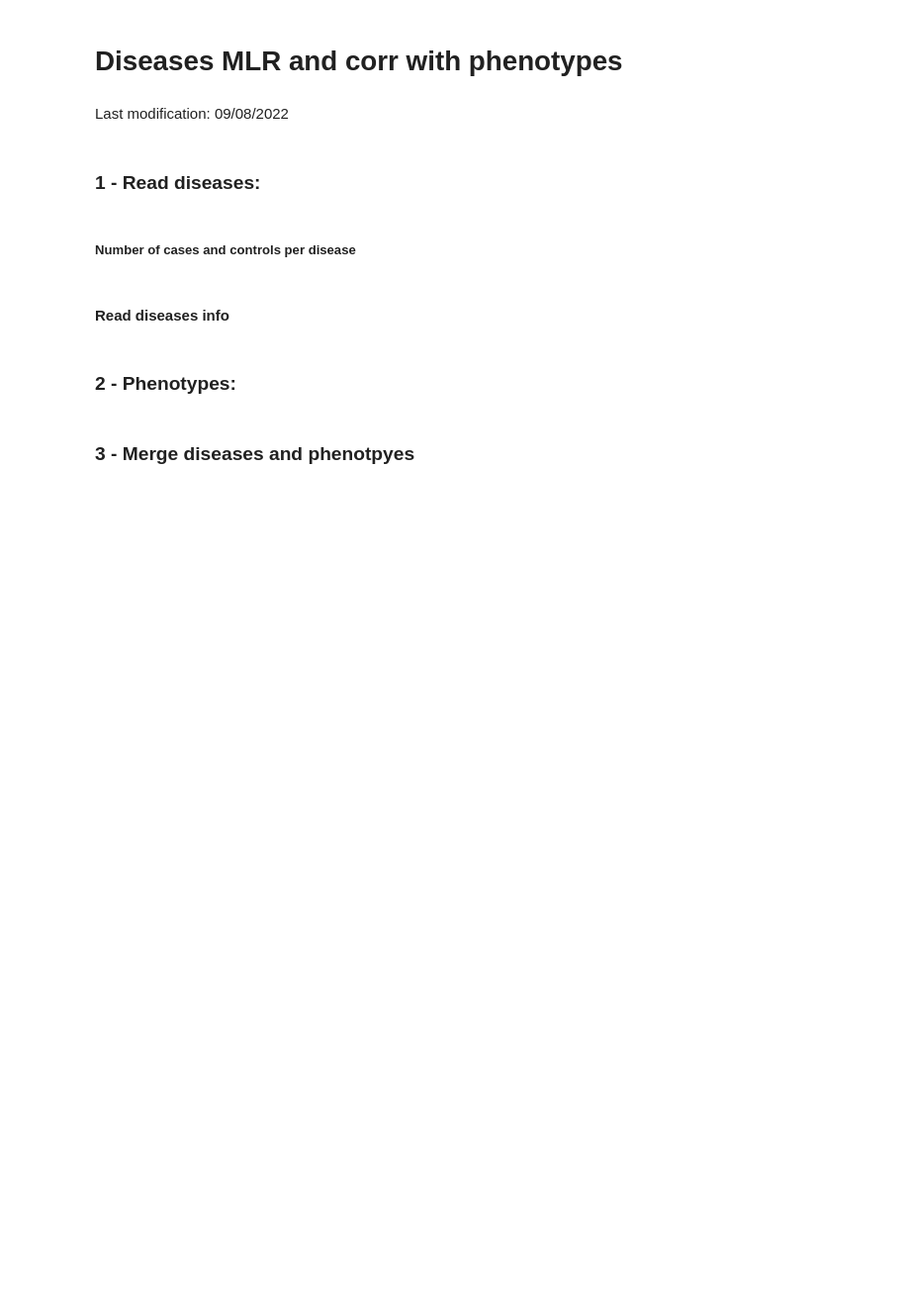
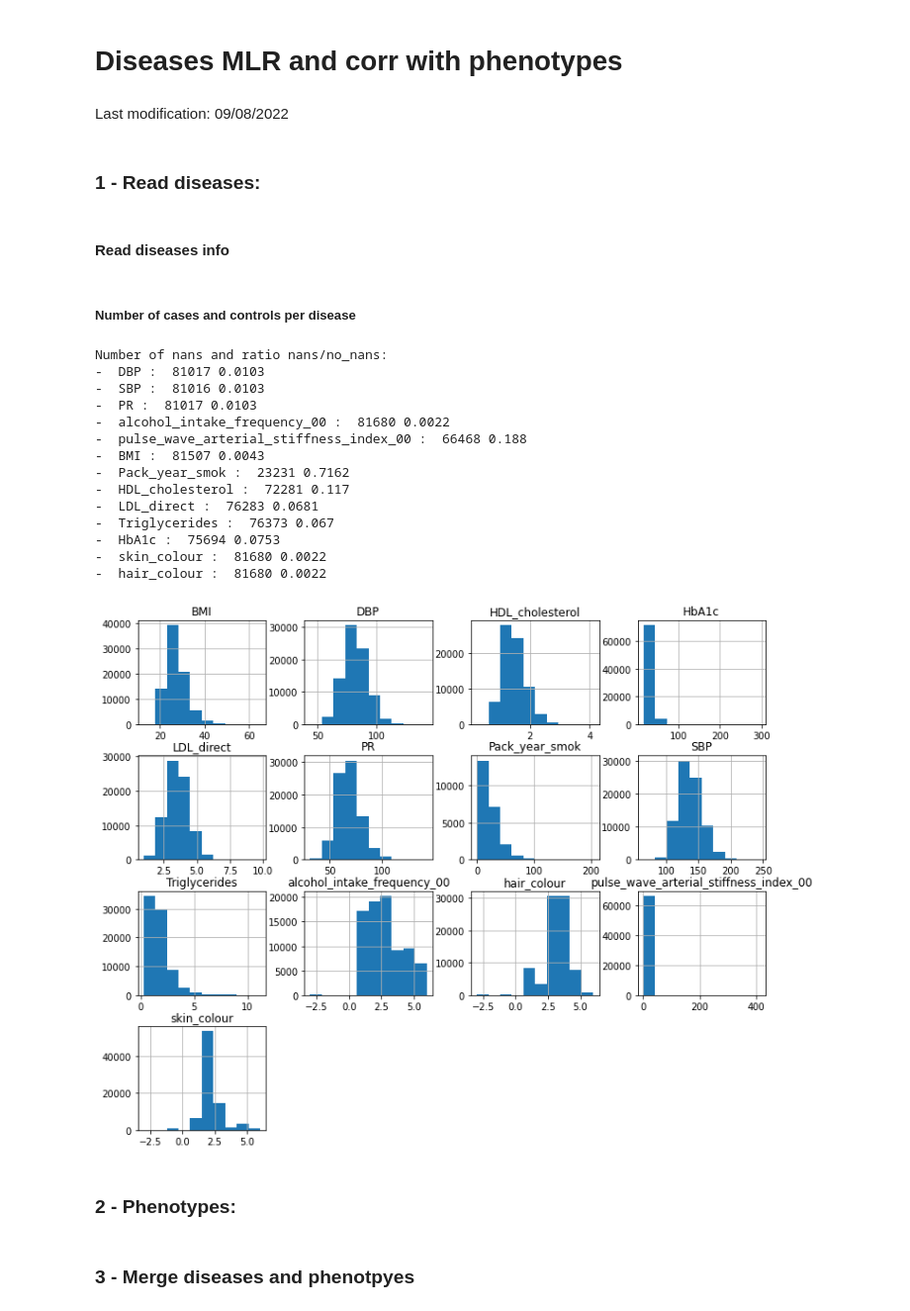
Before and after one commit to BergmannLab/retina-phenotypes, a Jupyter notebook: complementary/disease_association/temporal_MLR_diseases.ipynb, the cells around one changed output. Shown at 99% size. Saved outputs shown, nothing was run; the diff lists cells and outputs as text; code cells hidden in the pictures; blank space fills up the shorter version.

```diff
--- a/complementary/disease_association/temporal_MLR_diseases.ipynb
+++ b/complementary/disease_association/temporal_MLR_diseases.ipynb
@@ -14,7 +14,7 @@ DATE = datetime.now().strftime("%Y-%m-%d")
 # %%
 file_info_name='pheno_info_main.csv'
 pheno_info_file = '/SSD/home/sofia/retina-phenotypes/complementary/disease_association/'+str(file_info_name)
-display_info=False
+display_info=True
 ventile='ventile5'
 diseases_file ='/NVME/decrypted/scratch/multitrait/UK_BIOBANK_ZERO/diseases_cov/2022_07_08_'+str(ventile)+'_diseases_cov.csv'
 pheno_file ='/NVME/decrypted/scratch/multitrait/UK_BIOBANK_ZERO/participant_phenotype/2022_08_03_'+str(ventile)+'_corrected_z.csv'
@@ -37,18 +37,6 @@ if file_info_name=='pheno_info_main.csv':
 ### 1 - Read diseases:
 # %%
 df_diseases=pd.read_csv(diseases_file, sep=',')
-# %% [markdown]
-##### Number of cases and controls per disease
-# %%
-def N_of_nans_and_nonans(df_,disease):
-    print('- ', disease,': ',
-          len(df_[disease]) - df_[disease].isna().sum(),
-          (df_[disease].isna().sum()/len(df_[disease])).round(4))#, '\n')
-
-if display_info==True:
-    print('Number of nans and ratio nans/no_nans:')
-    for disease_name in diseases_list:
-        N_of_nans_and_nonans(df_diseases,disease_name)
 # %% [markdown]
 #### Read diseases info
 # %%
@@ -64,6 +52,41 @@ list_diseases = inf['name'].values
 list_diseases_bin = inf.loc[inf['dtype']=='bin', 'name'].values # binary phenotypes
 list_diseases_con = inf.loc[inf['dtype']=='con', 'name'].values # continuous phenotypes
 list_diseases_cat = inf.loc[inf['dtype']=='cat', 'name'].values # categorical phenotypes
+# %% [markdown]
+##### Number of cases and controls per disease
+# %%
+def N_of_nans_and_nonans(df_,disease):
+    print('- ', disease,': ',
+          len(df_[disease]) - df_[disease].isna().sum(),
+          (df_[disease].isna().sum()/len(df_[disease])).round(4))#, '\n')
+if display_info==True:
+    print('Number of nans and ratio nans/no_nans:')
+    for disease_name in list_diseases:
+        N_of_nans_and_nonans(df_diseases,disease_name)
+        #plt.hist(df_diseases[disease_name])
+        #plt.title(disease_name)
+        #plt.show()
+df_diseases_red = df_diseases[list_diseases]
+fig = plt.figure(figsize = (12,10))
+ax = fig.gca()
+df_diseases_red.hist(ax = ax)
+plt.savefig(output_dir+ str(DATE)+'_MLRdiseases_hist.jpg', facecolor='white', bbox_inches='tight', pad_inches=0.1, dpi=150)
+# %% [output]
+Number of nans and ratio nans/no_nans:
+-  DBP :  81017 0.0103
+-  SBP :  81016 0.0103
+-  PR :  81017 0.0103
+-  alcohol_intake_frequency_00 :  81680 0.0022
+-  pulse_wave_arterial_stiffness_index_00 :  66468 0.188
+-  BMI :  81507 0.0043
+-  Pack_year_smok :  23231 0.7162
+-  HDL_cholesterol :  72281 0.117
+-  LDL_direct :  76283 0.0681
+-  Triglycerides :  76373 0.067
+-  HbA1c :  75694 0.0753
+-  skin_colour :  81680 0.0022
+-  hair_colour :  81680 0.0022
+[figure, added]
 # %% [markdown]
 ### 2 - Phenotypes:
 # %%
```
Also changed, not shown: 4 other files.
